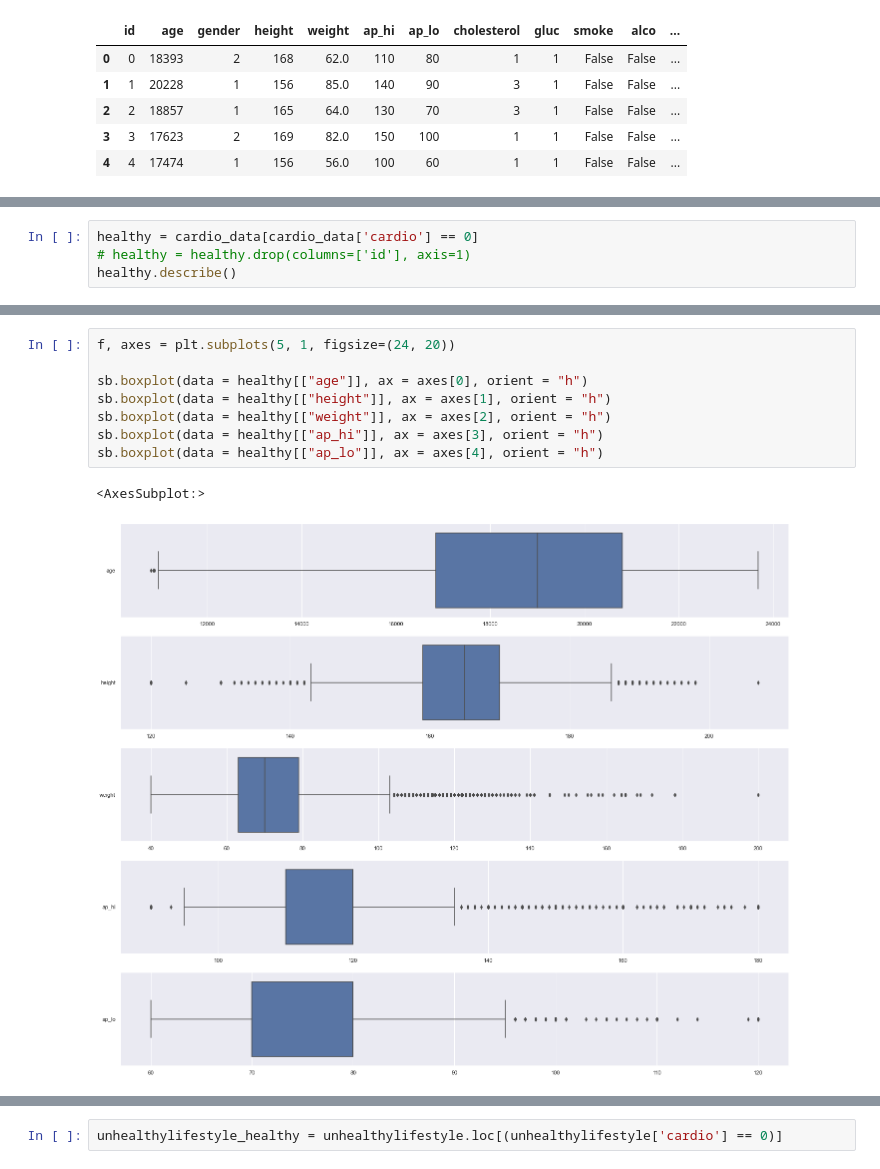
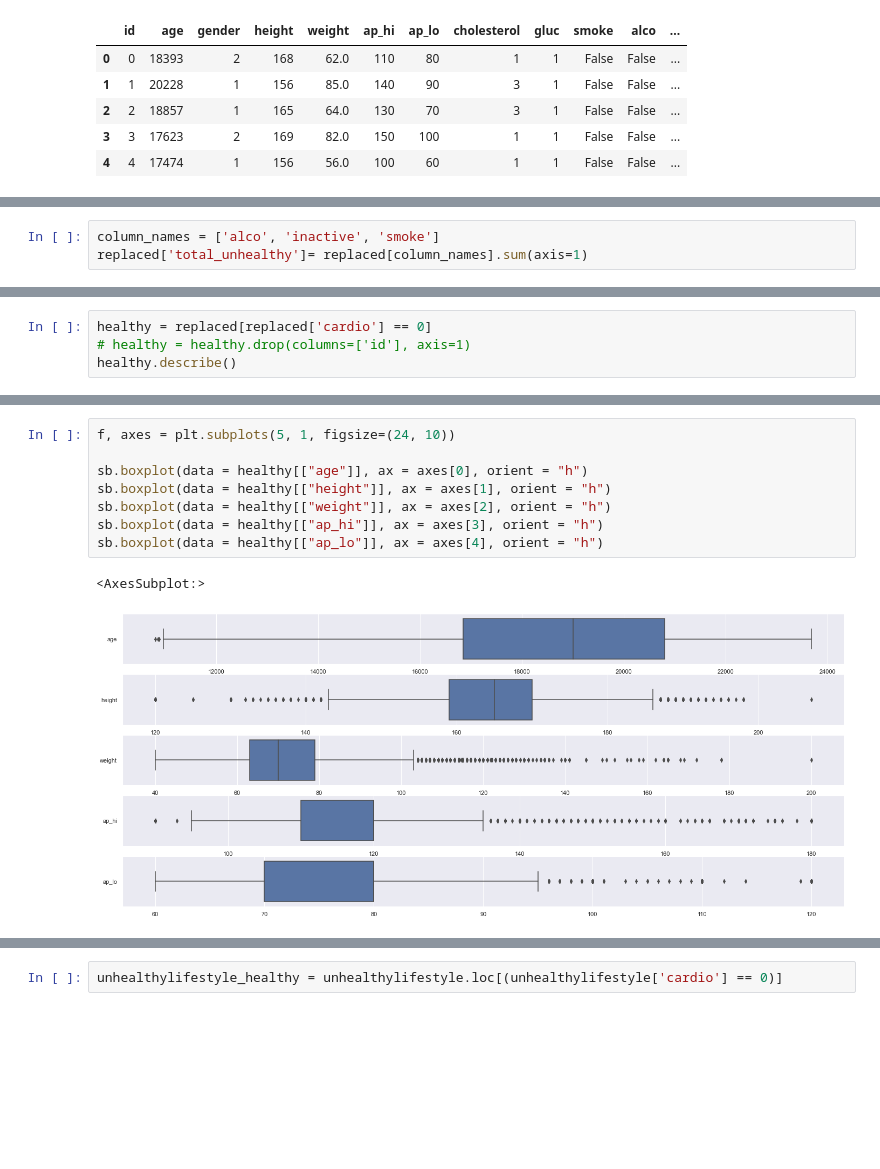
Before and after one commit to aftanza/IE0005-Project, a Jupyter notebook: Main Cardio.ipynb, the cells around one changed output, grey strips where cells are left out. Cells and saved outputs as stored; diff of their text form; blank space fills up the shorter version.

```diff
--- a/Main Cardio.ipynb
+++ b/Main Cardio.ipynb
@@ -82,0 +103,3 @@ cardio_data.head()
+# %%
+column_names = ['alco', 'inactive', 'smoke']
+replaced['total_unhealthy']= replaced[column_names].sum(axis=1)
@@ -124,5 +178,5 @@ sb.countplot(data = cardio_data, ax = axes[6], x = "gender")
 # %%
-healthy = cardio_data[cardio_data['cardio'] == 0]
+healthy = replaced[replaced['cardio'] == 0]
 # healthy = healthy.drop(columns=['id'], axis=1)
 healthy.describe()
 # %% [output]
@@ -138,12 +192,12 @@ healthy.describe()
 # %%
-f, axes = plt.subplots(5, 1, figsize=(24, 20))
+f, axes = plt.subplots(5, 1, figsize=(24, 10))
 
 sb.boxplot(data = healthy[["age"]], ax = axes[0], orient = "h")
 sb.boxplot(data = healthy[["height"]], ax = axes[1], orient = "h")
 sb.boxplot(data = healthy[["weight"]], ax = axes[2], orient = "h")
 sb.boxplot(data = healthy[["ap_hi"]], ax = axes[3], orient = "h")
 sb.boxplot(data = healthy[["ap_lo"]], ax = axes[4], orient = "h")
 # %% [output]
 <AxesSubplot:>
-[figure, old version]
+[figure, new version]
 # %%
```
Also changed, not shown: parts of 65 cells of this notebook.
